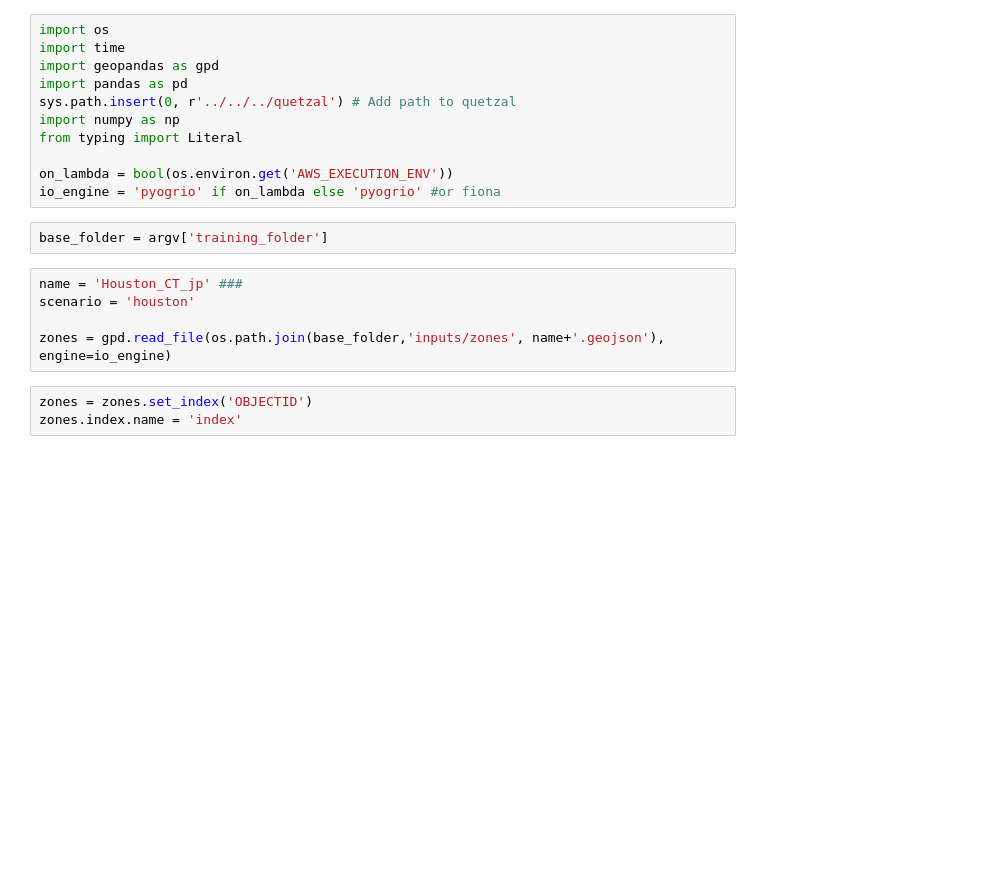
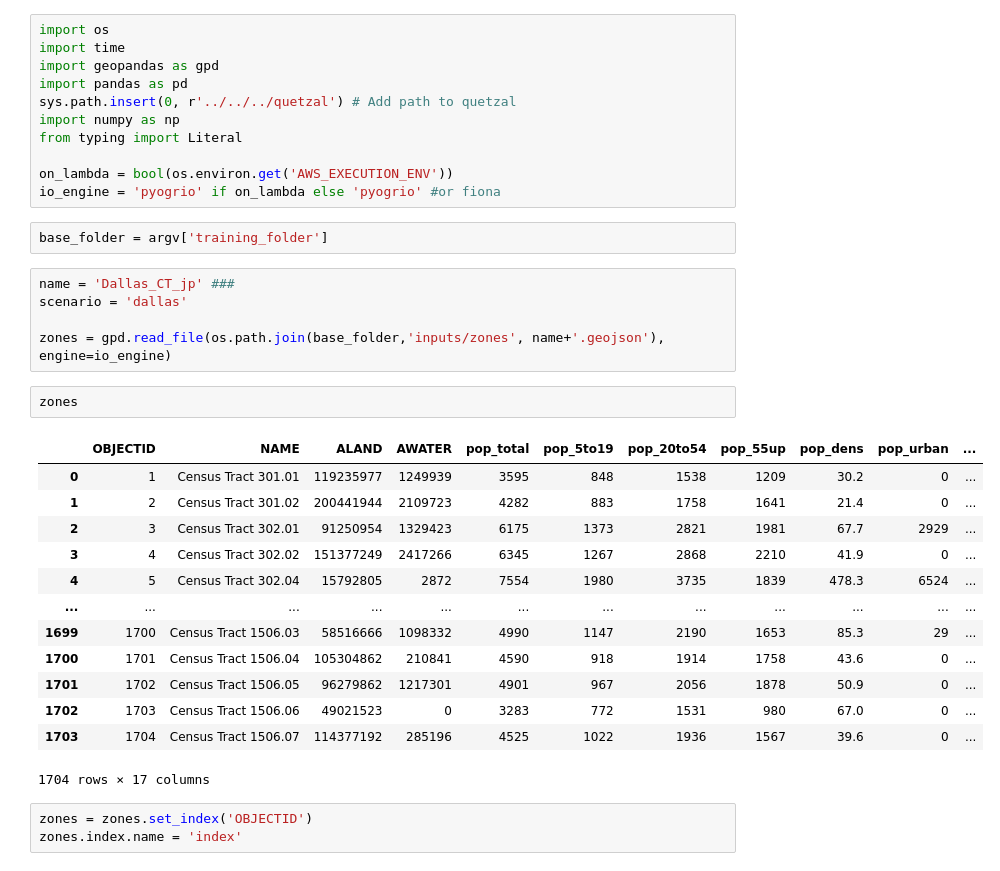
Before and after one commit to systragroup/quetzal_classic, a Jupyter notebook: notebooks/1_preparation/format_inputs.ipynb, the cells around one changed output. Drawn from its saved outputs; the diff is of its cells as text; blank space fills up the shorter version.

```diff
--- a/notebooks/1_preparation/format_inputs.ipynb
+++ b/notebooks/1_preparation/format_inputs.ipynb
@@ -20,10 +20,26 @@ io_engine = 'pyogrio' if on_lambda else 'pyogrio' #or fiona
 # %%
 base_folder = argv['training_folder']
 # %%
-name = 'Houston_CT_jp' ###
-scenario = 'houston'
+name = 'Dallas_CT_jp' ###
+scenario = 'dallas'
 
 zones = gpd.read_file(os.path.join(base_folder,'inputs/zones', name+'.geojson'), engine=io_engine)
+# %%
+zones
+# %% [output]
+|  | OBJECTID | NAME | ALAND | AWATER | pop_total | pop_5to19 | pop_20to54 | pop_55up | pop_dens | pop_urban | ... |
+| 0 | 1 | Census Tract 301.01 | 119235977 | 1249939 | 3595 | 848 | 1538 | 1209 | 30.2 | 0 | ... |
+| 1 | 2 | Census Tract 301.02 | 200441944 | 2109723 | 4282 | 883 | 1758 | 1641 | 21.4 | 0 | ... |
+| 2 | 3 | Census Tract 302.01 | 91250954 | 1329423 | 6175 | 1373 | 2821 | 1981 | 67.7 | 2929 | ... |
+| 3 | 4 | Census Tract 302.02 | 151377249 | 2417266 | 6345 | 1267 | 2868 | 2210 | 41.9 | 0 | ... |
+| 4 | 5 | Census Tract 302.04 | 15792805 | 2872 | 7554 | 1980 | 3735 | 1839 | 478.3 | 6524 | ... |
+| ... | ... | ... | ... | ... | ... | ... | ... | ... | ... | ... | ... |
+| 1699 | 1700 | Census Tract 1506.03 | 58516666 | 1098332 | 4990 | 1147 | 2190 | 1653 | 85.3 | 29 | ... |
+| 1700 | 1701 | Census Tract 1506.04 | 105304862 | 210841 | 4590 | 918 | 1914 | 1758 | 43.6 | 0 | ... |
+| 1701 | 1702 | Census Tract 1506.05 | 96279862 | 1217301 | 4901 | 967 | 2056 | 1878 | 50.9 | 0 | ... |
+| 1702 | 1703 | Census Tract 1506.06 | 49021523 | 0 | 3283 | 772 | 1531 | 980 | 67.0 | 0 | ... |
+| 1703 | 1704 | Census Tract 1506.07 | 114377192 | 285196 | 4525 | 1022 | 1936 | 1567 | 39.6 | 0 | ... |
+1704 rows × 17 columns
 # %%
 zones = zones.set_index('OBJECTID')
 zones.index.name = 'index'
```
Also changed, not shown: parts of 5 cells of this notebook, 5 other files.
